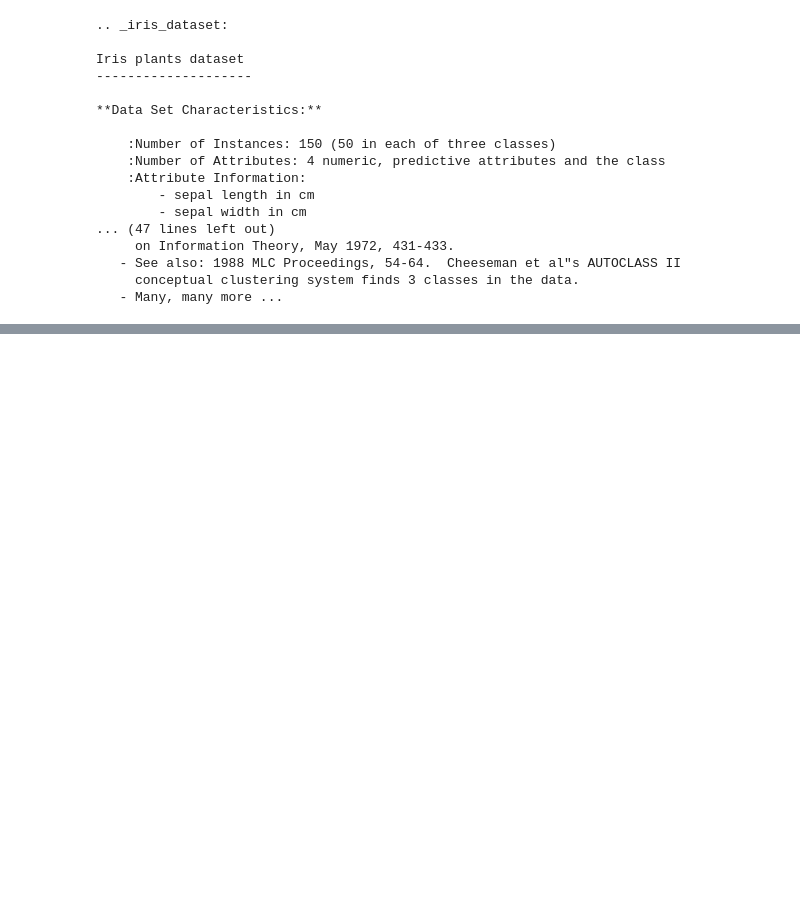
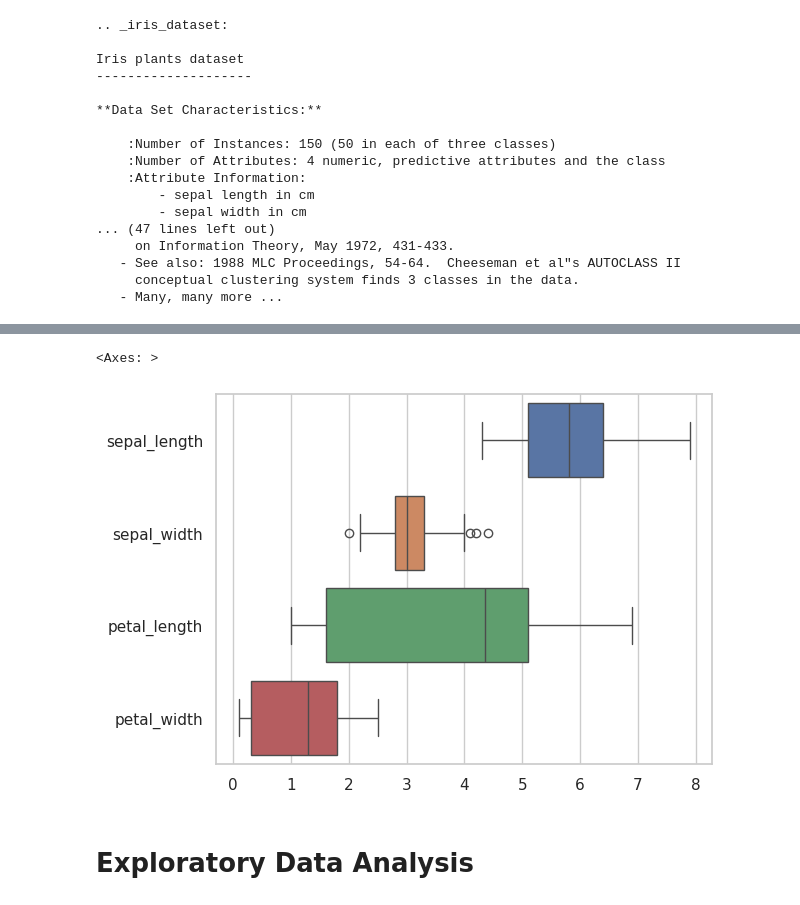
Before and after one commit to faarhaanfaarooq/Iris-Classification-Project, a Jupyter notebook: Iris_Classification_Project.ipynb, the cells around one changed output, grey strips where cells are left out. Cells and saved outputs as stored; diff of their text form; code cells hidden in the pictures; blank space fills up the shorter version.

```diff
--- a/Iris_Classification_Project.ipynb
+++ b/Iris_Classification_Project.ipynb
@@ -36,0 +70,7 @@ Iris plants dataset
+# %%
+sns.boxplot(data = iris, orient = 'h')
+# %% [output]
+<Axes: >
+[figure, added]
+# %% [markdown]
+# Exploratory Data Analysis
```
Also changed, not shown: parts of 9 cells of this notebook.
